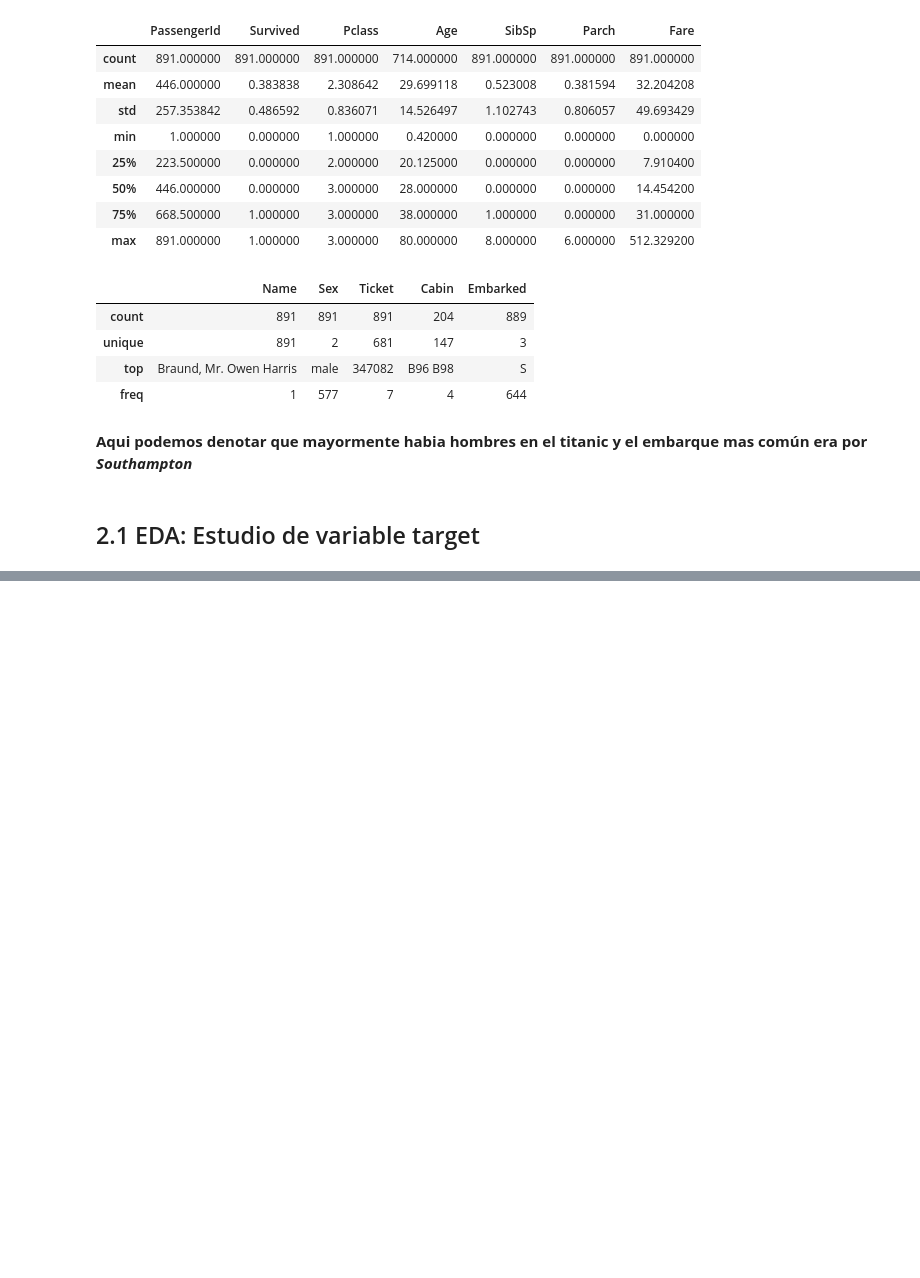
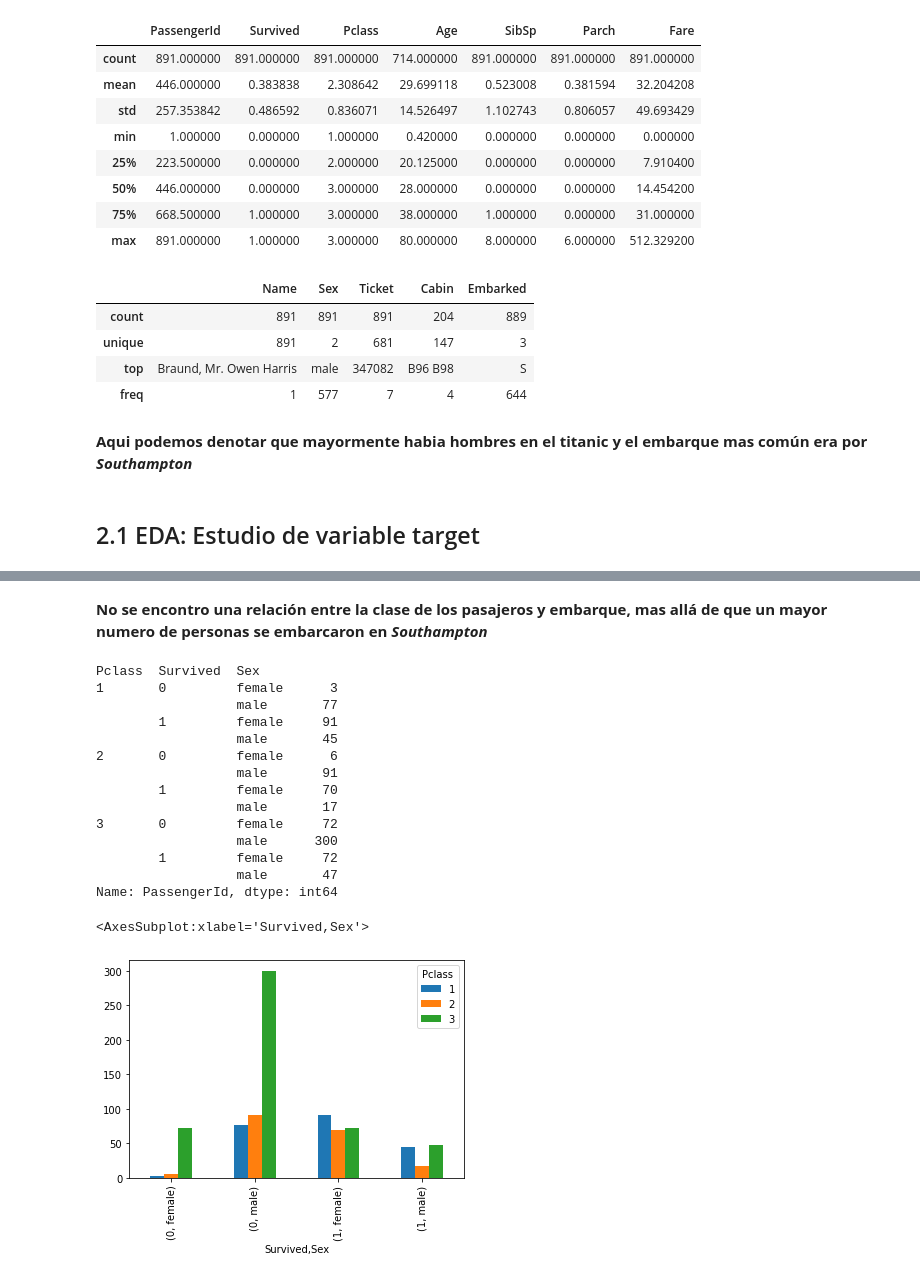
Before and after one commit to sneydermc3007/Analisis_Datos, a Jupyter notebook: Code/Analisis_titanic.ipynb, the cells around one changed output, grey strips where cells are left out. Saved outputs shown, nothing was run; the diff lists cells and outputs as text; code cells hidden in the pictures; blank space fills up the shorter version.

Commit message:
Variable target
Comparaciones para denotar una relacion entre los datos

```diff
--- a/Code/Analisis_titanic.ipynb
+++ b/Code/Analisis_titanic.ipynb
@@ -86,0 +133,25 @@ train.describe(include=['O'])
+# %% [markdown]
+**No se encontro una relación entre la clase de los pasajeros y embarque, mas
+allá de que un mayor numero de personas se embarcaron en _Southampton_**
+# %%
+# Pclass vs Sex vs Survived
+prueba = train.groupby(['Pclass', 'Survived', 'Sex']).count()['PassengerId']
+print (prueba)
+(prueba.unstack(level=0).plot(kind="bar"))
+# %% [output]
+Pclass  Survived  Sex
+1       0         female      3
+                  male       77
+        1         female     91
+                  male       45
+2       0         female      6
+                  male       91
+        1         female     70
+                  male       17
+3       0         female     72
+                  male      300
+        1         female     72
+                  male       47
+Name: PassengerId, dtype: int64
+<AxesSubplot:xlabel='Survived,Sex'>
+[figure, added]
```
Also changed, not shown: parts of 8 cells of this notebook.
